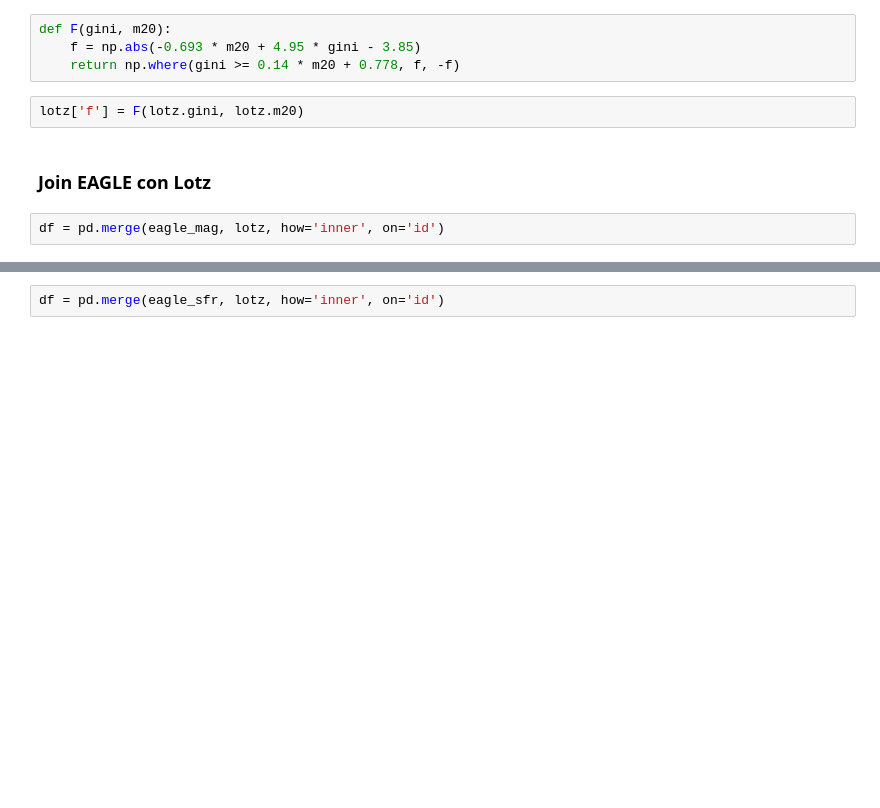
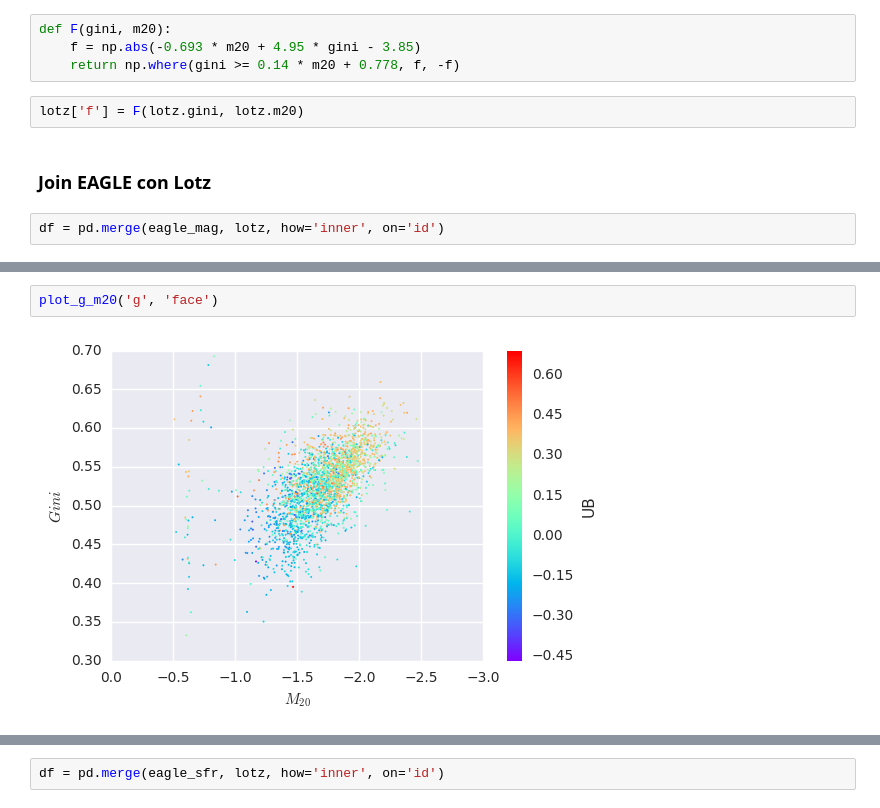
Before and after one commit to matiasbattocchia/ex_tesis, a Jupyter notebook: código/Morfologías.ipynb, the cells around one changed output, grey strips where cells are left out. Saved outputs shown, nothing was run; the diff lists cells and outputs as text; blank space fills up the shorter version.

```diff
--- a/código/Morfologías.ipynb
+++ b/código/Morfologías.ipynb
@@ -223,0 +256,4 @@ plt.savefig('color_gini_vs_m20.png')
+# %%
+plot_g_m20('g', 'face')
+# %% [output]
+[figure, added]
```
Also changed, not shown: parts of 39 cells of this notebook, 13 other files.
